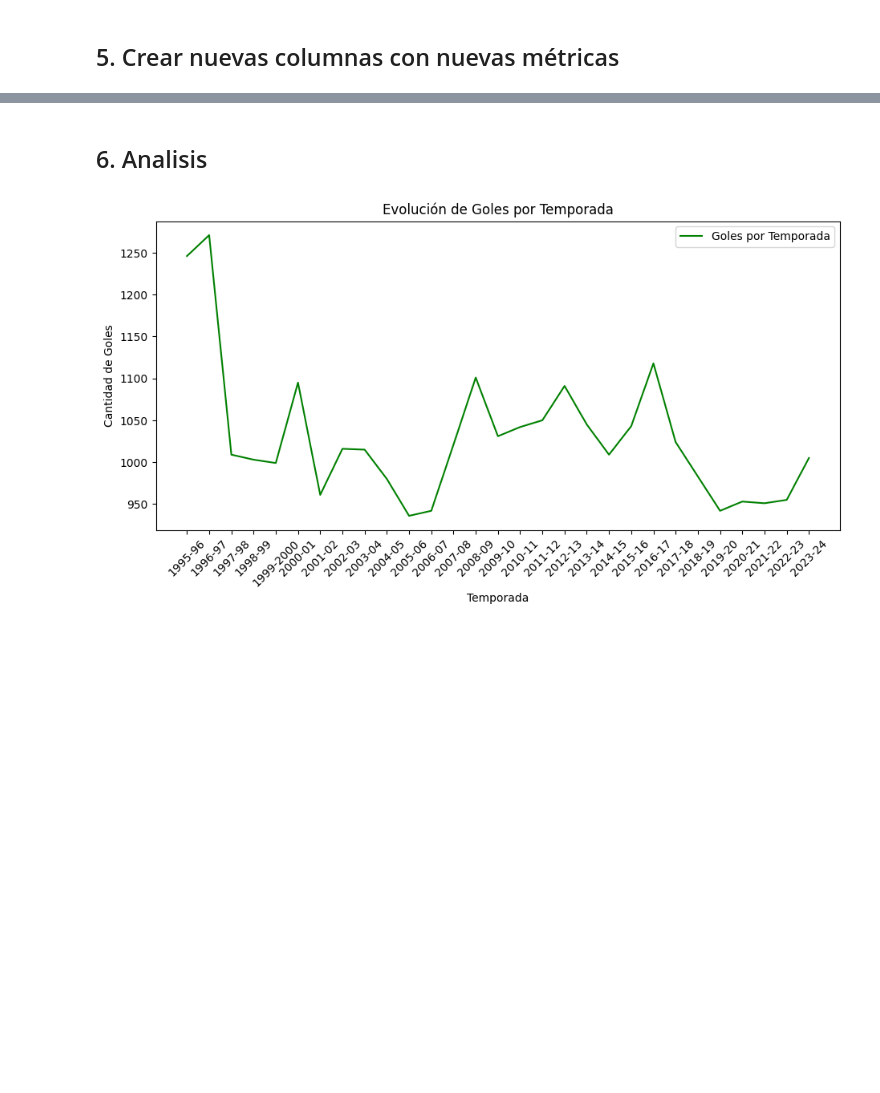
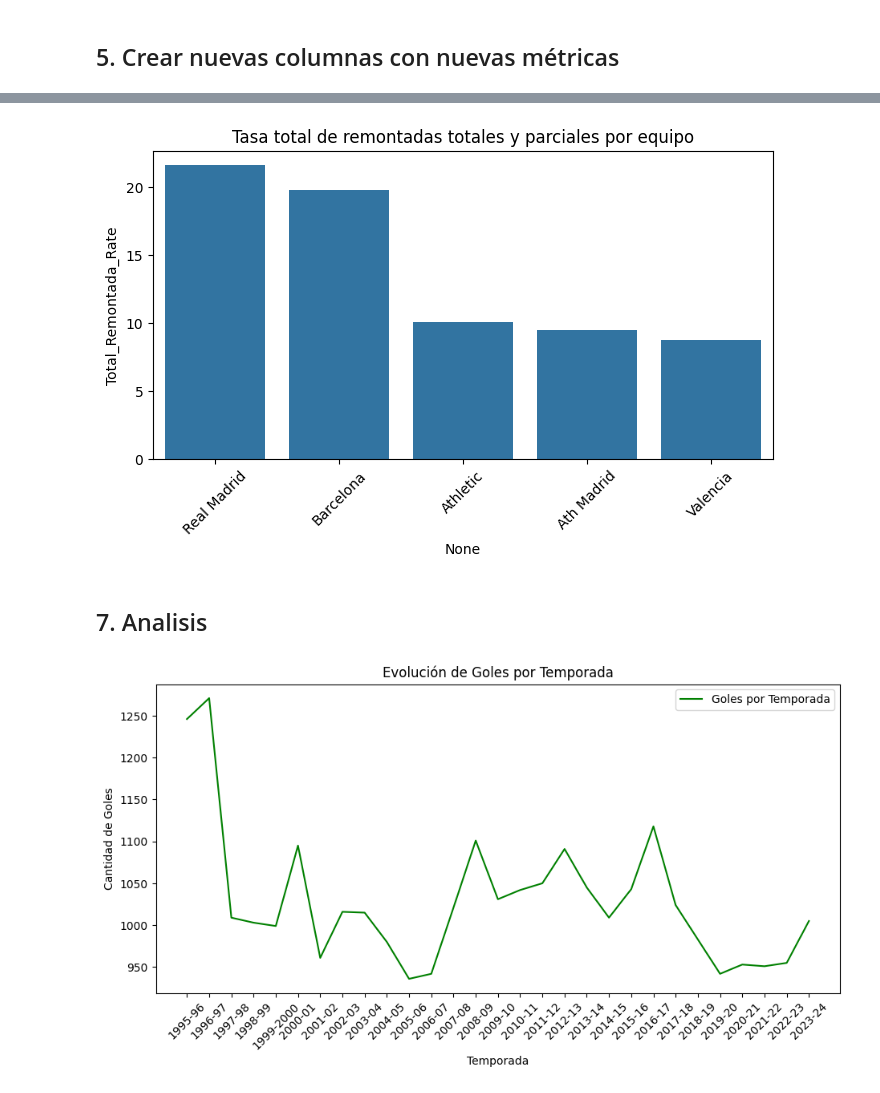
Before and after one commit to IbaiCosgaya/EDA_Analisis_Deportivo, a Jupyter notebook: liga.ipynb, the cells around one changed output, grey strips where cells are left out. Drawn from its saved outputs; the diff is of its cells as text; code cells hidden in the pictures; blank space fills up the shorter version.

```diff
--- a/liga.ipynb
+++ b/liga.ipynb
@@ -314,0 +478,3 @@ data
+# %%
+remontadas_fuera_total = remontada_total_ath[remontada_total_ath['AwayTeam'] == 'Athletic']
+remontadas_fuera_total
@@ -314,0 +493,3 @@ data
+# %%
+remontadas_fuera_parcial = remontada_parcial_ath[remontada_parcial_ath['AwayTeam'] == 'Athletic']
+remontadas_fuera_parcial
@@ -314,0 +569,13 @@ data
+# %%
+# Contar remontadas por temporada
+remontadas_por_temporada = remontada_total_ath.groupby('Season').size()
+
+# Total de partidos en los que iba perdiendo al descanso por temporada
+total_losing_at_ht = partidos_ath[partidos_ath['DerrotaDescanso']].groupby('Season').size()
+
+# Porcentaje de remontadas por temporada
+remontada_rate_per_season = round((remontadas_por_temporada / total_losing_at_ht) * 100, 2)
+
+remontada_rate_per_season = remontada_rate_per_season.fillna("Sin remontadas")
+
+remontada_rate_per_season
@@ -314,0 +700,3 @@ data
+# %%
+team_global_stats = pd.DataFrame.from_dict(team_stats, orient="index").sort_values(by="Total_Remontada_Rate", ascending=False)
+team_global_stats
@@ -315,5 +772,13 @@ data
+# %%
+plt.figure(figsize=(8,4))
+sns.barplot(x=team_global_stats.index, y='Total_Remontada_Rate', data=team_global_stats)
+plt.title("Tasa total de remontadas totales y parciales por equipo")
+plt.xticks(rotation=45)
+plt.show()
+# %% [output]
+[figure, added]
 # %% [markdown]
-## 6. Analisis
+## 7. Analisis
 # %%
 goals_season = data.groupby("Season")["GolesPartido"].sum()
 # %%
```
Also changed, not shown: parts of 42 cells of this notebook, 1 other file.
